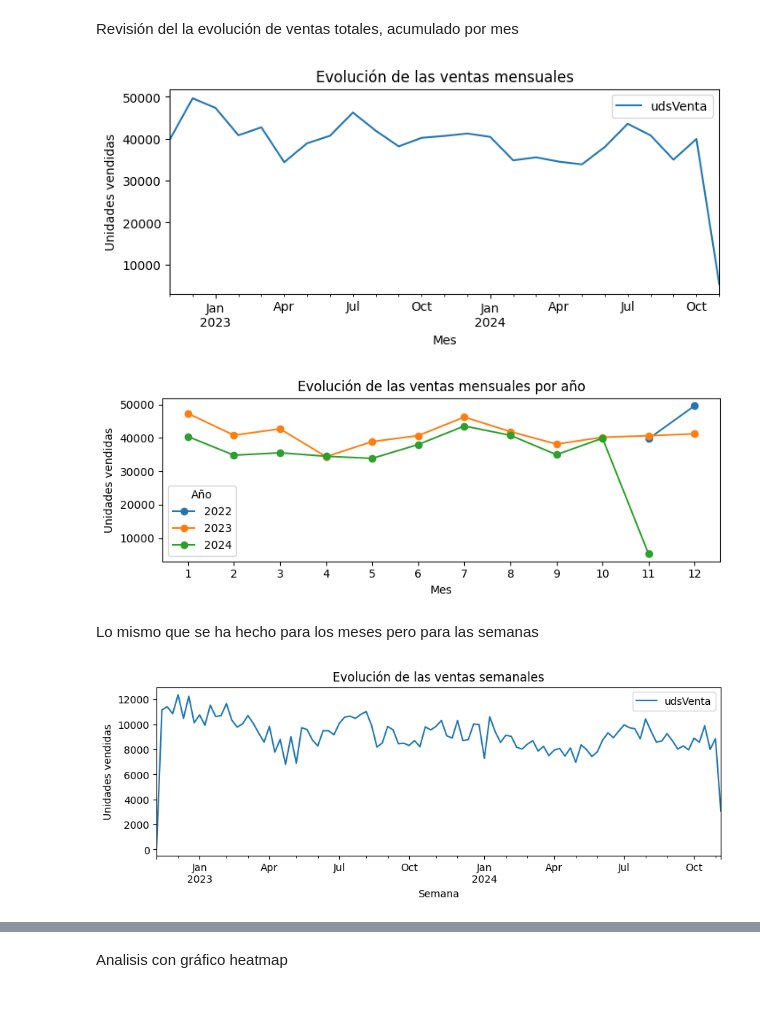
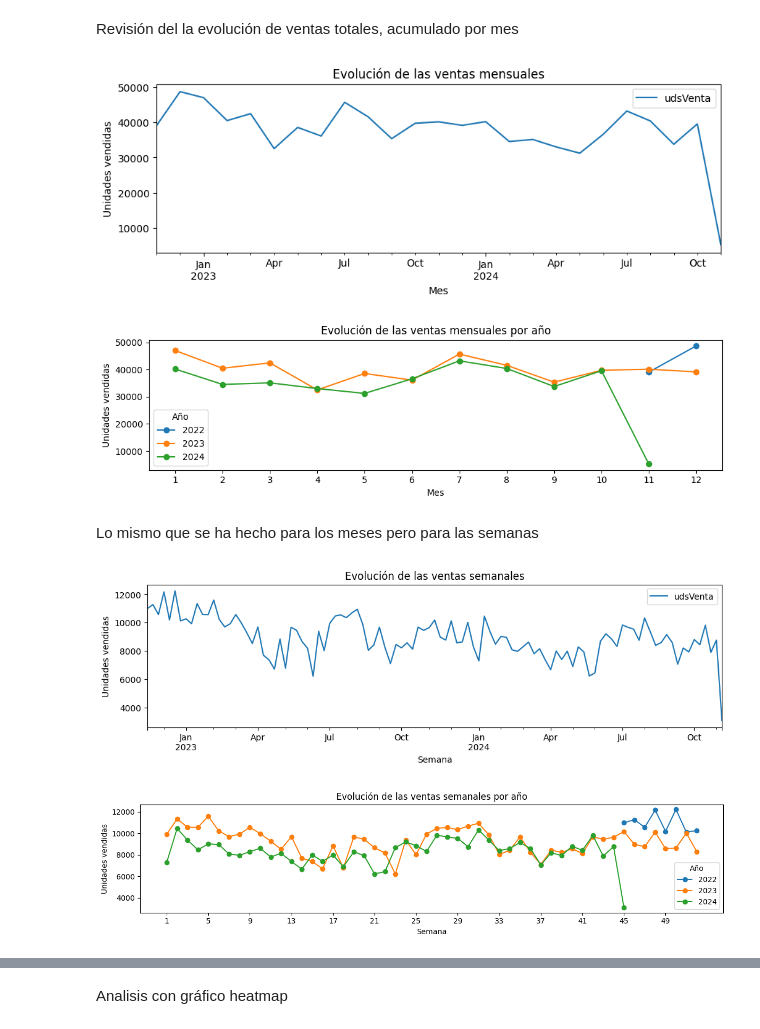
Before and after one commit to jmorala/TFMDS, a Jupyter notebook: cuadernos/02-EDA_datos.ipynb, the cells around one changed output, grey strips where cells are left out. Cells and saved outputs as stored; diff of their text form; code cells hidden in the pictures.

```diff
--- a/cuadernos/02-EDA_datos.ipynb
+++ b/cuadernos/02-EDA_datos.ipynb
@@ -81,13 +81,16 @@ import matplotlib.pyplot as plt
 
 print("\nEstadísticas descriptivas de udsVenta:")
 print(dfSTventas.udsVenta.describe())
+print(f'\nNúmero de días con tienda cerrada: {(dfSTventas['bolOpen'] == 0).sum()} Proporción: {(dfSTventas['bolOpen'] == 0).sum()/len(dfSTventas)}')
+
+# Eliminar los datos de los días de tienda cerrada para que no interfieran en el análisis
+dfSTventas = dfSTventas[dfSTventas['bolOpen'] != 0]
+
+print("\n SE QUITAN LOS DÍAS QUE LA TIENDA ESTÁ CERRADA")
+print("\nEstadísticas descriptivas de udsVenta:")
+print(dfSTventas.udsVenta.describe())
 print("\nEstadísticas descriptivas de idSecuencia:")
 print(dfSTventas.idSecuencia.describe())
-
-# Crear tabla de frecuencia de los valores de udsVenta para imprime
-""" value_counts = dfSTventas.udsVenta.value_counts().sort_index()
-print("\nTabla de frecuencia de udsVenta por día:")
-print(value_counts) """
 
 fig, axes = plt.subplots(1, 2, figsize=(7, 3))
 
@@ -218,54 +234,75 @@ Filas con los diez valores máximos de udsVenta:
 Hay dos valores atípicos que resaltan más..... Pero son del mismo producto, puede que sea lógico..
 # %% [markdown]
 Revisión del la evolución de ventas totales, acumulado por mes
-# %%
-# Crear dataframe con ventas acumuladas por mes
-dfSTventasPorMes = dfSTventas.groupby('anio_mes').agg({'udsVenta': 'sum'}).reset_index()
-# Convertir 'anio_mes' de período a fecha para graficar
-dfSTventasPorMes['anio_mes'] = dfSTventasPorMes['anio_mes'].dt.to_timestamp()
-# Gráfico de ventas acumuladas por mes
-dfSTventasPorMes.plot(x='anio_mes', y='udsVenta', figsize=(8, 3))
-plt.title('Evolución de las ventas mensuales')
-plt.xlabel('Mes')
-plt.ylabel('Unidades vendidas')
-plt.show()
-# %% [output]
-[figure, removed]
 # %%
+# Crear dataframe con ventas acumuladas por mes
+dfSTventasPorMes = dfSTventas.groupby('anio_mes').agg({'udsVenta': 'sum'}).reset_index()
+
+# Gráfico de ventas acumuladas por mes
+dfSTventasPorMes.plot(x='anio_mes', y='udsVenta', figsize=(10, 3))
+plt.title('Evolución de las ventas mensuales')
+plt.xlabel('Mes')
+plt.ylabel('Unidades vendidas')
+plt.show()
+
 # Crear un dataframe con las ventas acumuladas por mes con una columna para cada año
-# para graficar en el eje x los meses y una línea por año
 dfSTventasPorMesAnios = dfSTventas.copy()
 dfSTventasPorMesAnios['anio'] = dfSTventasPorMesAnios['idSecuencia'].dt.year
 dfSTventasPorMesAnios['mes'] = dfSTventasPorMesAnios['idSecuencia'].dt.month
 dfSTventasPorMesAnios = dfSTventasPorMesAnios.groupby(['anio', 'mes']).agg({'udsVenta': 'sum'}).reset_index()
 
-# Pivotar para tener una columna por año (pandas.DataFrame.plot no soporta 'hue')
+# Pivotar para tener una columna por año
 pivot = dfSTventasPorMesAnios.pivot(index='mes', columns='anio', values='udsVenta')
 
 # Asegurar que el índice de meses esté ordenado del 1 al 12 (los meses sin datos quedan como NaN)
 pivot = pivot.reindex(range(1, 13))
 
 # Graficar: cada columna (año) será una línea
-pivot.plot(marker='o', figsize=(8, 3))
+pivot.plot(marker='o', figsize=(10, 3))
 plt.title('Evolución de las ventas mensuales por año')
 plt.xlabel('Mes')
 plt.ylabel('Unidades vendidas')
 plt.xticks(range(1, 13))
 plt.legend(title='Año')
 plt.tight_layout()
 plt.show()
 # %% [output]
-[figure, old version]
+[figure, new version]
+[figure, added]
 # %% [markdown]
 Lo mismo que se ha hecho para los meses pero para las semanas
 # %%
 # Crear datafranme con ventas acumuladas por semana
 dfSTventasPorSemana = dfSTventas.set_index('idSecuencia').resample('W').agg({'udsVenta': 'sum'}).reset_index()
+
 # Gráfico de ventas acumuladas por semana
-dfSTventasPorSemana.plot(x='idSecuencia', y='udsVenta', figsize=(10, 3))
+dfSTventasPorSemana.plot(x='idSecuencia', y='udsVenta', figsize=(12, 3))
 plt.title('Evolución de las ventas semanales')
 plt.xlabel('Semana')
 plt.ylabel('Unidades vendidas')
 plt.show()
+
+# Crear un dataframe con las ventas acumuladas por semana con una columna para cada año
+dfSTventasPorSemanaAnios = dfSTventas.copy()
+dfSTventasPorSemanaAnios['anio'] = dfSTventasPorSemanaAnios['idSecuencia'].dt.year
+dfSTventasPorSemanaAnios['semana'] = dfSTventasPorSemanaAnios['idSecuencia'].dt.isocalendar().week
+dfSTventasPorSemanaAnios = dfSTventasPorSemanaAnios.groupby(['anio', 'semana']).agg({'udsVenta': 'sum'}).reset_index()
+
+# Pivotar para tener una columna por año
+pivot = dfSTventasPorSemanaAnios.pivot(index='semana', columns='anio', values='udsVenta')
+
+# Asegurar que el índice de semanas esté ordenado del 1 al 52
+pivot = pivot.reindex(range(1, 53))
+
+# Graficar: cada columna (año) será una línea
+pivot.plot(marker='o', figsize=(12, 3))
+plt.title('Evolución de las ventas semanales por año')
+plt.xlabel('Semana')
+plt.ylabel('Unidades vendidas')
+plt.xticks(range(1, 53, 4))
+plt.legend(title='Año')
+plt.tight_layout()
+plt.show()
 # %% [output]
-[figure, old version]
+[figure, new version]
+[figure, added]
```
Also changed, not shown: parts of 23 cells of this notebook.
